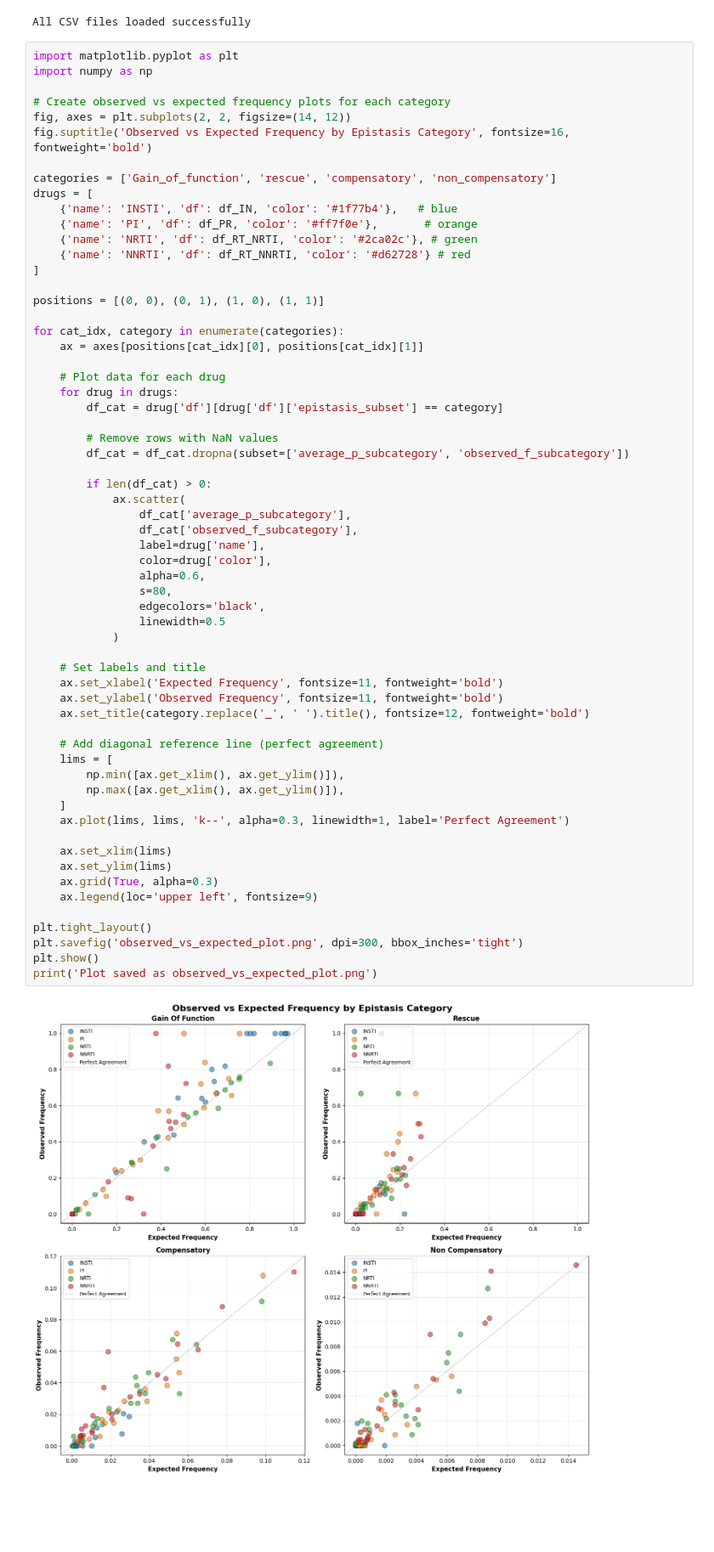
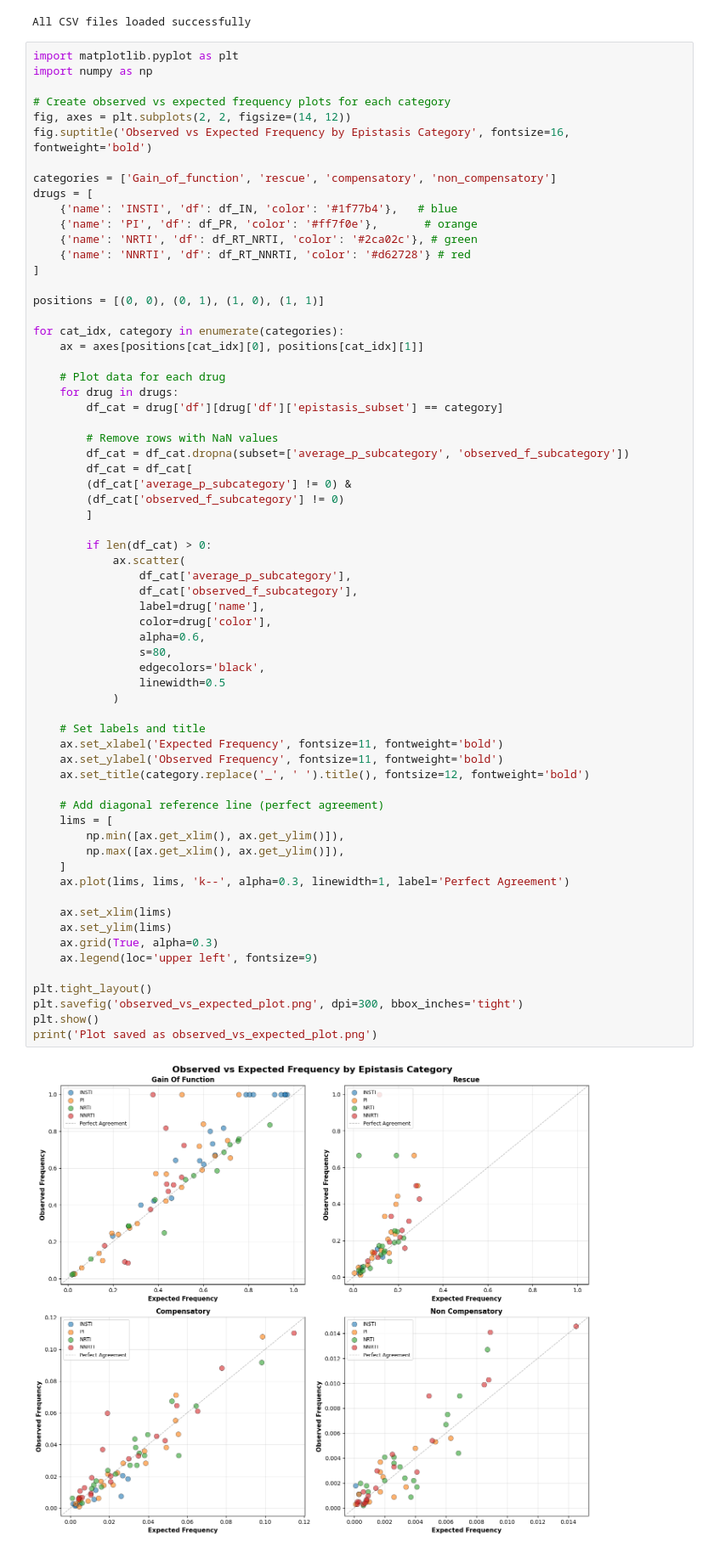
Before and after one commit to Daniel-Xkan/potts_model_test, a Jupyter notebook: ms1/observed_vs_expected/plot_obs_vs_exp.ipynb, the cells around one changed output. Shown at 85% size. Saved outputs shown, nothing was run; the diff lists cells and outputs as text; blank space fills up the shorter version.

```diff
--- a/ms1/observed_vs_expected/plot_obs_vs_exp.ipynb
+++ b/ms1/observed_vs_expected/plot_obs_vs_exp.ipynb
@@ -87,6 +87,10 @@ for cat_idx, category in enumerate(categories):
 
         # Remove rows with NaN values
         df_cat = df_cat.dropna(subset=['average_p_subcategory', 'observed_f_subcategory'])
+        df_cat = df_cat[
+        (df_cat['average_p_subcategory'] != 0) &
+        (df_cat['observed_f_subcategory'] != 0)
+        ]
 
         if len(df_cat) > 0:
             ax.scatter(
@@ -95,32 +99,32 @@ for cat_idx, category in enumerate(categories):
                 label=drug['name'],
                 color=drug['color'],
                 alpha=0.6,
                 s=80,
                 edgecolors='black',
                 linewidth=0.5
             )
 
     # Set labels and title
     ax.set_xlabel('Expected Frequency', fontsize=11, fontweight='bold')
     ax.set_ylabel('Observed Frequency', fontsize=11, fontweight='bold')
     ax.set_title(category.replace('_', ' ').title(), fontsize=12, fontweight='bold')
 
     # Add diagonal reference line (perfect agreement)
     lims = [
         np.min([ax.get_xlim(), ax.get_ylim()]),
         np.max([ax.get_xlim(), ax.get_ylim()]),
     ]
     ax.plot(lims, lims, 'k--', alpha=0.3, linewidth=1, label='Perfect Agreement')
 
     ax.set_xlim(lims)
     ax.set_ylim(lims)
     ax.grid(True, alpha=0.3)
     ax.legend(loc='upper left', fontsize=9)
 
 plt.tight_layout()
 plt.savefig('observed_vs_expected_plot.png', dpi=300, bbox_inches='tight')
 plt.show()
 print('Plot saved as observed_vs_expected_plot.png')
 # %% [output]
-[figure, old version]
+[figure, new version]
 Plot saved as observed_vs_expected_plot.png
```
Also changed, not shown: parts of 3 cells of this notebook, 9 other files.
